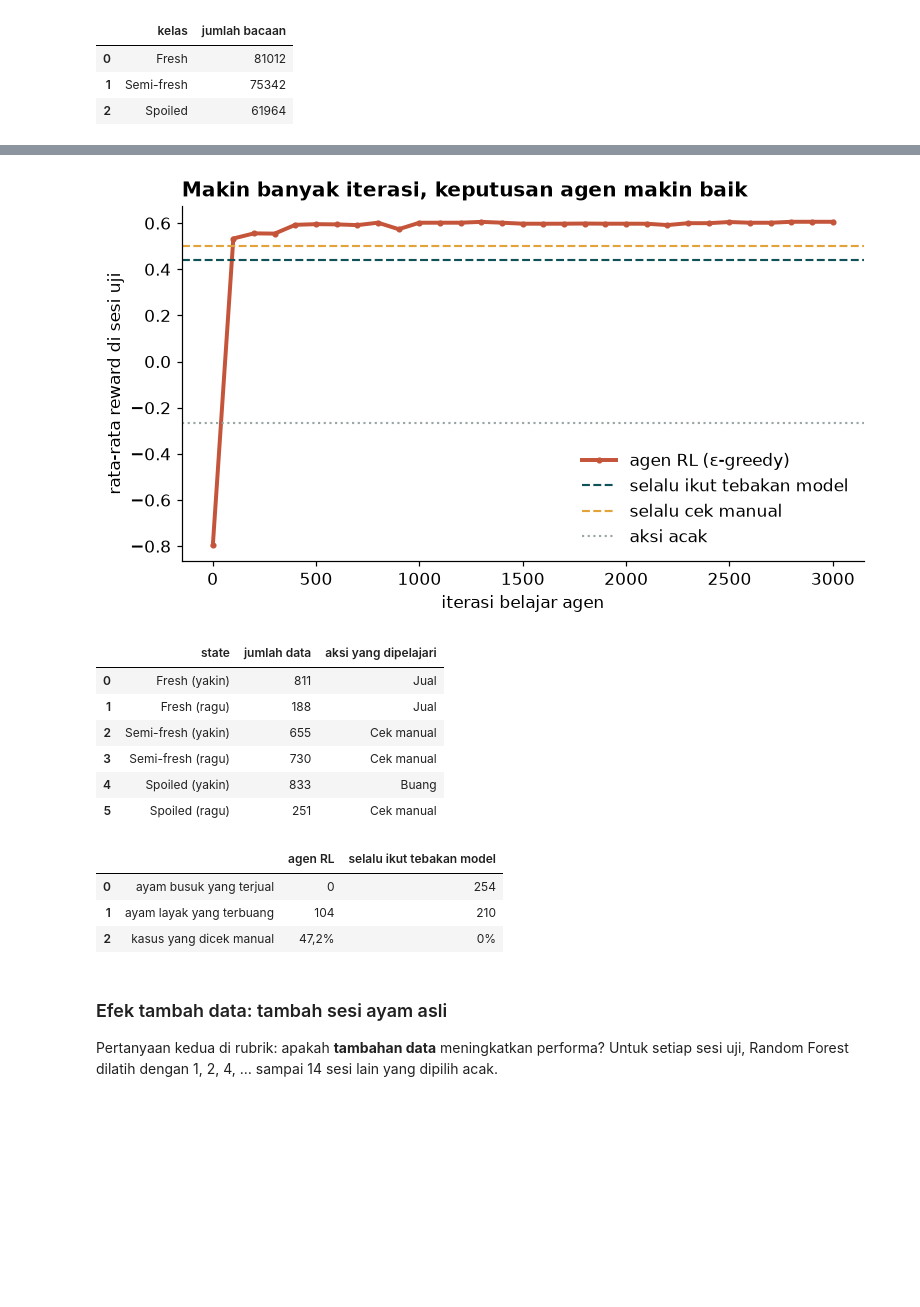
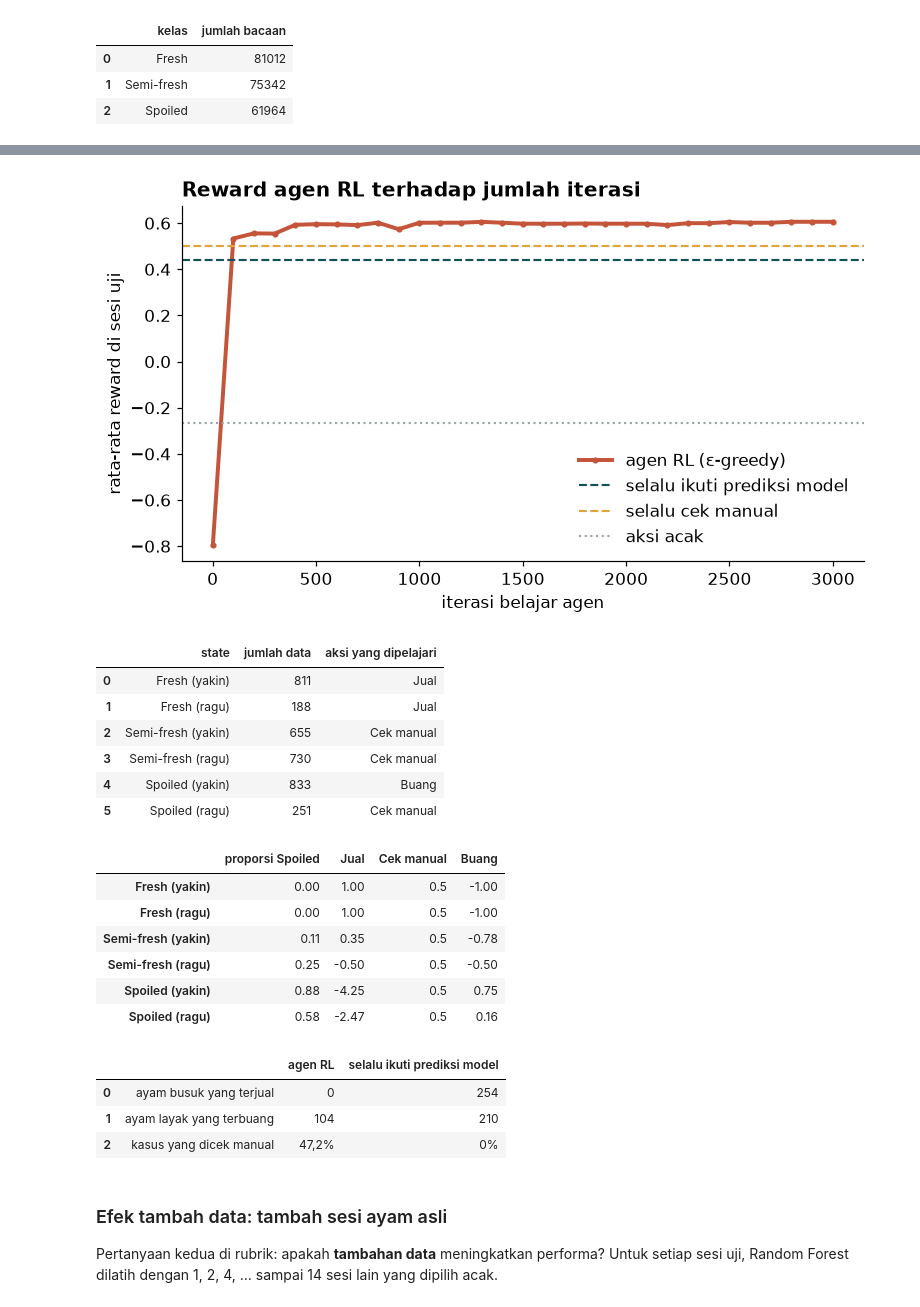
Before and after one commit to MuhammadErlanggaKurniawan/ets-ml2-kelompok, a Jupyter notebook: notebooks/ETS_ML2_Kesegaran_Ayam.ipynb, the cells around one changed output, grey strips where cells are left out. Drawn from its saved outputs; the diff is of its cells as text; code cells hidden in the pictures; blank space fills up the shorter version.

```diff
--- a/notebooks/ETS_ML2_Kesegaran_Ayam.ipynb
+++ b/notebooks/ETS_ML2_Kesegaran_Ayam.ipynb
@@ -480,13 +484,13 @@ tambah kenaikan sejak kalibrasi.
 # %%
 wrangling = {
     "rata-rata mentah\n(7 fitur)": scores(loso(make_rf, X_raw)[0])["macro_f1"],
-    "+ level & porsi\n(13 fitur)": scores(loso(make_rf, X_no_rise)[0])["macro_f1"],
-    "+ kenaikan sejak\nkalibrasi (19 fitur)": scores(predictions["Random Forest"])["macro_f1"],
+    "+ log-level & proporsi\n(13 fitur)": scores(loso(make_rf, X_no_rise)[0])["macro_f1"],
+    "+ perubahan thd\nbaseline (19 fitur)": scores(predictions["Random Forest"])["macro_f1"],
 }
 fig, ax = plt.subplots(figsize=(6.6, 3.8))
 bars = ax.bar(list(wrangling), list(wrangling.values()), color=[GREY, GREY, TEAL], width=0.6)
 ax.bar_label(bars, labels=[fmt(v) for v in wrangling.values()], padding=3, fontweight="bold")
-ax.set(ylim=(0, 1), ylabel="macro-F1 (LOSO)", title="Random Forest dengan fitur yang makin baik")
+ax.set(ylim=(0, 1), ylabel="macro-F1 (LOSO)", title="Efek rekayasa fitur pada Random Forest")
 save(fig, "05_efek_wrangling")
 plt.show()
 
@@ -497,8 +501,8 @@ ax.imshow(cm, cmap="Greens")
 for i in range(3):
     for j in range(3):
         ax.text(j, i, cm[i, j], ha="center", va="center", color="white" if cm[i, j] > cm.max() / 2 else INK)
-ax.set(xticks=range(3), yticks=range(3), xticklabels=CLASSES, yticklabels=CLASSES, xlabel="tebakan model",
-       ylabel="kelas sebenarnya", title="Random Forest: tebakan vs kenyataan")
+ax.set(xticks=range(3), yticks=range(3), xticklabels=CLASSES, yticklabels=CLASSES, xlabel="prediksi model",
+       ylabel="kelas sebenarnya", title="Confusion matrix Random Forest (LOSO)")
 save(fig, "06_confusion_rf")
 plt.show()
 
@@ -566,7 +570,7 @@ def augment(train_windows, rng, method, copies=2):
         a = train_windows.copy()
         if method == "jitter":
             a[MQ] = a[MQ] + rng.normal(0, 0.05, (len(a), len(MQ))) * train_windows[MQ].std().to_numpy()
-        if method == "kepekaan":
+        if method == "sensitivitas":
             for s in a.sesi.unique():
                 rows = a.sesi == s
                 a.loc[rows, MQ] = a.loc[rows, MQ] * np.exp(rng.normal(0, 0.3, len(MQ)))
@@ -577,7 +581,7 @@ def augment(train_windows, rng, method, copies=2):
 
 AUG_MODELS = {"Decision Tree": MODELS["Decision Tree"], "Random Forest": make_rf}
 aug_rows = []
-for method in ["tanpa", "jitter", "kepekaan"]:
+for method in ["tanpa", "jitter", "sensitivitas"]:
     for name, make_model in AUG_MODELS.items():
         rng = np.random.default_rng(SEED)
         pred = np.empty_like(y)
@@ -592,15 +596,15 @@ for method in ["tanpa", "jitter", "kepekaan"]:
             pred[~train] = make_model().fit(X_train, y_train).predict(X[~train])
         aug_rows.append({"augmentasi": method, "model": name, **scores(pred)})
 aug_table = pd.DataFrame(aug_rows)
-display(aug_table.pivot(index="augmentasi", columns="model", values="macro_f1").loc[["tanpa", "jitter", "kepekaan"]].round(3))
+display(aug_table.pivot(index="augmentasi", columns="model", values="macro_f1").loc[["tanpa", "jitter", "sensitivitas"]].round(3))
 
 fig, ax = plt.subplots(figsize=(7, 3.9))
 pos = np.arange(3)
 for i, (name, color) in enumerate([("Decision Tree", GREY), ("Random Forest", TEAL)]):
-    v = aug_table[aug_table.model == name].set_index("augmentasi").loc[["tanpa", "jitter", "kepekaan"], "macro_f1"]
+    v = aug_table[aug_table.model == name].set_index("augmentasi").loc[["tanpa", "jitter", "sensitivitas"], "macro_f1"]
     bars = ax.bar(pos + (i - 0.5) * 0.38, v, 0.36, color=color, label=name)
     ax.bar_label(bars, labels=[fmt(x) for x in v], padding=3, fontsize=10)
-ax.set(xticks=pos, xticklabels=["tanpa augmentasi", "jitter (derau)", "variasi kepekaan"], ylim=(0, 1),
+ax.set(xticks=pos, xticklabels=["tanpa augmentasi", "Gaussian jitter", "variasi sensitivitas"], ylim=(0, 1),
        ylabel="macro-F1 (LOSO)", title="Efek augmentasi (hanya pada data latih)")
 ax.legend(loc="upper left", ncol=2)
 save(fig, "07_augmentasi")
@@ -608,11 +612,11 @@ plt.show()
 
 aug_pivot = aug_table.pivot(index="augmentasi", columns="model", values="macro_f1")
 RESULTS["augmentation"] = aug_rows
-delta = {m: {k: float(aug_pivot.loc[k, m] - aug_pivot.loc["tanpa", m]) for k in ["jitter", "kepekaan"]}
+delta = {m: {k: float(aug_pivot.loc[k, m] - aug_pivot.loc["tanpa", m]) for k in ["jitter", "sensitivitas"]}
          for m in AUG_MODELS}
 result_box(f'''
-- Decision Tree: jitter {signed(delta["Decision Tree"]["jitter"])}, variasi kepekaan {signed(delta["Decision Tree"]["kepekaan"])}.
-- Random Forest: jitter {signed(delta["Random Forest"]["jitter"])}, variasi kepekaan {signed(delta["Random Forest"]["kepekaan"])}.
+- Decision Tree: jitter {signed(delta["Decision Tree"]["jitter"])}, variasi sensitivitas {signed(delta["Decision Tree"]["sensitivitas"])}.
+- Random Forest: jitter {signed(delta["Random Forest"]["jitter"])}, variasi sensitivitas {signed(delta["Random Forest"]["sensitivitas"])}.
 - Artinya: data buatan **tidak otomatis menaikkan skor**. Variasi buatan tidak sama dengan perbedaan nyata antar
   sesi ayam. Bagian 9 menunjukkan bahwa **sesi asli tambahan** jauh lebih berguna.
 ''')
@@ -706,39 +710,48 @@ agent_final = curves[:, -1].mean()
 
 fig, ax = plt.subplots(figsize=(8, 4.2))
 ax.plot(steps_axis, curves.mean(axis=0), color=RED, lw=2.6, marker="o", ms=3, label="agen RL (ε-greedy)")
-ax.axhline(np.mean(trust_model), color=TEAL, ls="--", lw=1.4, label="selalu ikut tebakan model")
+ax.axhline(np.mean(trust_model), color=TEAL, ls="--", lw=1.4, label="selalu ikuti prediksi model")
 ax.axhline(0.5, color=AMBER, ls="--", lw=1.4, label="selalu cek manual")
 ax.axhline(np.mean(random_act), color=GREY, ls=":", lw=1.4, label="aksi acak")
 ax.set(xlabel="iterasi belajar agen", ylabel="rata-rata reward di sesi uji",
-       title="Makin banyak iterasi, keputusan agen makin baik")
+       title="Reward agen RL terhadap jumlah iterasi")
 ax.legend(loc="lower right")
 save(fig, "08_rl_kurva")
 plt.show()
 
 policy_mode = [int(np.bincount([p[s] for p in policies], minlength=3).argmax()) for s in range(6)]
 policy_table = pd.DataFrame({"state": STATE_NAMES, "jumlah data": np.bincount(state, minlength=6),
                              "aksi yang dipelajari": [ACTIONS[a] for a in policy_mode]})
 display(policy_table)
 
+# true average reward of each action per state: the values the agent estimates by trial and error
+state_reward = pd.DataFrame([[REWARD[state == s, a].mean() for a in range(3)] for s in range(6)],
+                            index=STATE_NAMES, columns=ACTIONS)
+state_reward.insert(0, "proporsi Spoiled", [float((~fit_to_sell[state == s]).mean()) for s in range(6)])
+display(state_reward.round(2))
+
 # what the learned rules do when applied to every window
 action = np.array(policy_mode)[state]
 impact = {"porsi_jual": float((action == 0).mean()), "porsi_cek": float((action == 1).mean()),
           "porsi_buang": float((action == 2).mean()),
           "busuk_terjual_agen": int(((action == 0) & ~fit_to_sell).sum()),
           "busuk_terjual_ikut_model": int(((predicted <= 1) & ~fit_to_sell).sum()),
           "layak_terbuang_agen": int(((action == 2) & fit_to_sell).sum()),
+          "layak_terbuang_ikut_model": int(((predicted == 2) & fit_to_sell).sum()),
           "n_busuk": int((~fit_to_sell).sum()), "n_layak": int(fit_to_sell.sum())}
 display(pd.DataFrame({"": ["ayam busuk yang terjual", "ayam layak yang terbuang", "kasus yang dicek manual"],
                       "agen RL": [impact["busuk_terjual_agen"], impact["layak_terbuang_agen"], pct(impact["porsi_cek"])],
-                      "selalu ikut tebakan model": [impact["busuk_terjual_ikut_model"],
-                                                    int(((predicted == 2) & fit_to_sell).sum()), "0%"]}))
+                      "selalu ikuti prediksi model": [impact["busuk_terjual_ikut_model"],
+                                                    impact["layak_terbuang_ikut_model"], "0%"]}))
 RESULTS["rl"] = {"reward_start": float(curves[:, 0].mean()), "reward_after_100": float(curves[:, 1].mean()),
                  "reward_final": float(agent_final), "trust_model": float(np.mean(trust_model)),
                  "always_check": 0.5, "random_action": float(np.mean(random_act)),
                  "policy": dict(zip(STATE_NAMES, [ACTIONS[a] for a in policy_mode])),
-                 "curve": curves.mean(axis=0).round(4).tolist(), "steps": steps_axis.tolist(), "impact": impact}
+                 "curve": curves.mean(axis=0).round(4).tolist(), "steps": steps_axis.tolist(), "impact": impact,
+                 "state_counts": dict(zip(STATE_NAMES, np.bincount(state, minlength=6).tolist())),
+                 "state_reward": state_reward.round(4).to_dict("index")}
 # %% [output]
-[figure, old version]
+[figure, new version]
 |  | state | jumlah data | aksi yang dipelajari |
 | 0 | Fresh (yakin) | 811 | Jual |
 | 1 | Fresh (ragu) | 188 | Jual |
@@ -746,10 +759,17 @@ RESULTS["rl"] = {"reward_start": float(curves[:, 0].mean()), "reward_after_100":
 | 3 | Semi-fresh (ragu) | 730 | Cek manual |
 | 4 | Spoiled (yakin) | 833 | Buang |
 | 5 | Spoiled (ragu) | 251 | Cek manual |
-|  |  | agen RL | selalu ikut tebakan model |
-| 0 | ayam busuk yang terjual | 0 | 254 |
-| 1 | ayam layak yang terbuang | 104 | 210 |
-| 2 | kasus yang dicek manual | 47,2% | 0% |
+|  | proporsi Spoiled | Jual | Cek manual | Buang |
+| Fresh (yakin) | 0.00 | 1.00 | 0.5 | -1.00 |
+| Fresh (ragu) | 0.00 | 1.00 | 0.5 | -1.00 |
+| Semi-fresh (yakin) | 0.11 | 0.35 | 0.5 | -0.78 |
+| Semi-fresh (ragu) | 0.25 | -0.50 | 0.5 | -0.50 |
+| Spoiled (yakin) | 0.88 | -4.25 | 0.5 | 0.75 |
+| Spoiled (ragu) | 0.58 | -2.47 | 0.5 | 0.16 |
+|  |  | agen RL | selalu ikuti prediksi model |
+| 0 | ayam busuk yang terjual | 0 | 254 |
+| 1 | ayam layak yang terbuang | 104 | 210 |
+| 2 | kasus yang dicek manual | 47,2% | 0% |
 # %% [markdown]
 ### Efek tambah data: tambah sesi ayam asli
 Pertanyaan kedua di rubrik: apakah **tambahan data** meningkatkan performa? Untuk setiap sesi uji, Random Forest
```
Also changed, not shown: parts of 20 cells of this notebook, 14 other files.
